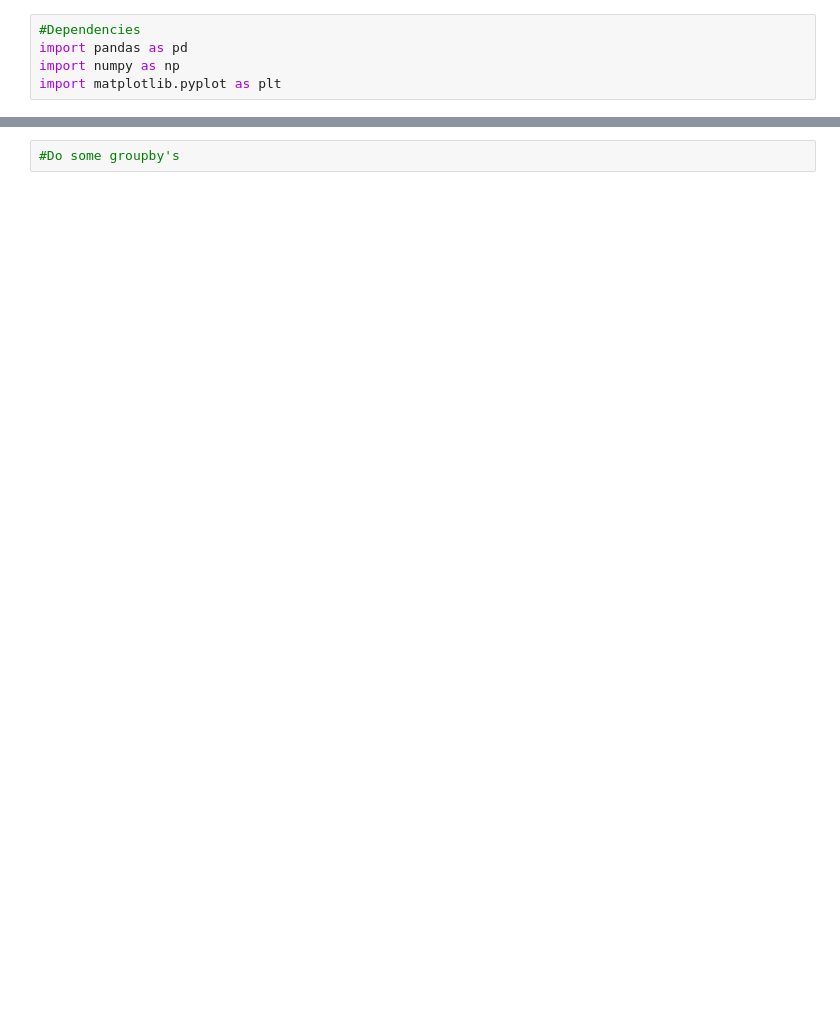
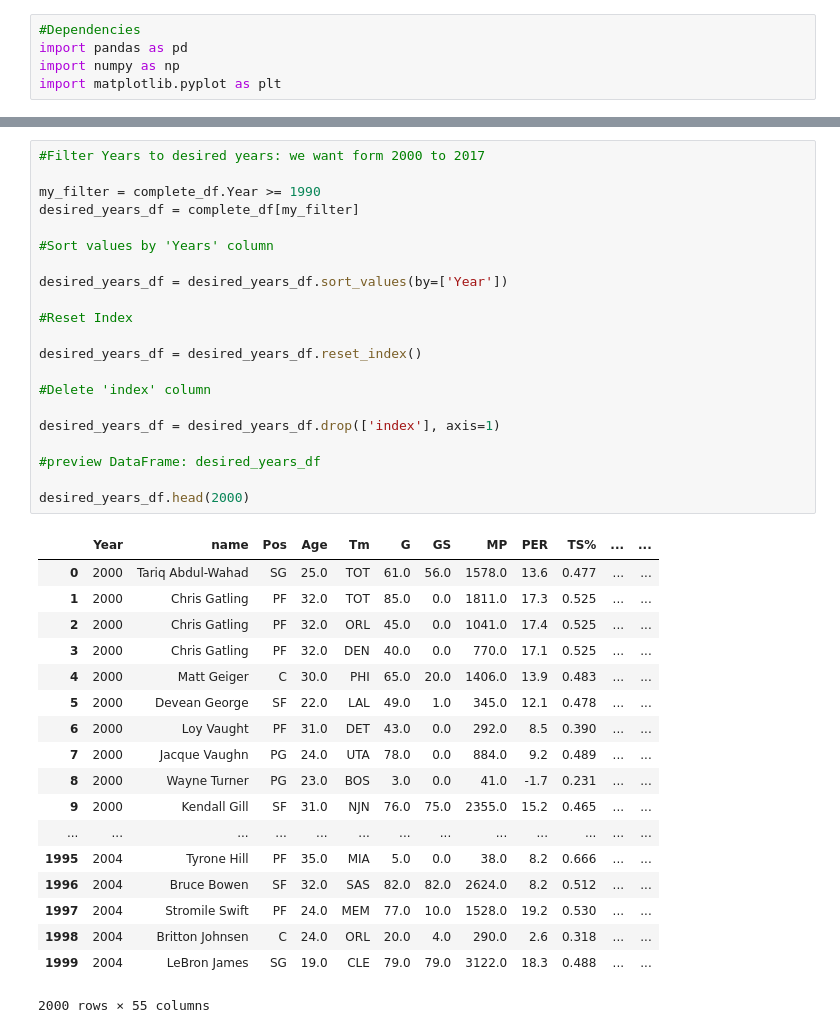
Before and after one commit to logan7734/Project1_repo, a Jupyter notebook: Project Code(Ovais).ipynb, the cells around one changed output, grey strips where cells are left out. Saved outputs shown, nothing was run; the diff lists cells and outputs as text; blank space fills up the shorter version.

```diff
--- a/Project Code(Ovais).ipynb
+++ b/Project Code(Ovais).ipynb
@@ -99,3 +100,41 @@ complete_df.head()
 5 rows × 55 columns
-# %%
-#Do some groupby's
+# %%
+#Filter Years to desired years: we want form 2000 to 2017
+
+my_filter = complete_df.Year >= 1990
+desired_years_df = complete_df[my_filter]
+
+#Sort values by 'Years' column
+
+desired_years_df = desired_years_df.sort_values(by=['Year'])
+
+#Reset Index
+
+desired_years_df = desired_years_df.reset_index()
+
+#Delete 'index' column
+
+desired_years_df = desired_years_df.drop(['index'], axis=1)
+
+#preview DataFrame: desired_years_df
+
+desired_years_df.head(2000)
+# %% [output]
+|  | Year | name | Pos | Age | Tm | G | GS | MP | PER | TS% | ... | ... |
+| 0 | 2000 | Tariq Abdul-Wahad | SG | 25.0 | TOT | 61.0 | 56.0 | 1578.0 | 13.6 | 0.477 | ... | ... |
+| 1 | 2000 | Chris Gatling | PF | 32.0 | TOT | 85.0 | 0.0 | 1811.0 | 17.3 | 0.525 | ... | ... |
+| 2 | 2000 | Chris Gatling | PF | 32.0 | ORL | 45.0 | 0.0 | 1041.0 | 17.4 | 0.525 | ... | ... |
+| 3 | 2000 | Chris Gatling | PF | 32.0 | DEN | 40.0 | 0.0 | 770.0 | 17.1 | 0.525 | ... | ... |
+| 4 | 2000 | Matt Geiger | C | 30.0 | PHI | 65.0 | 20.0 | 1406.0 | 13.9 | 0.483 | ... | ... |
+| 5 | 2000 | Devean George | SF | 22.0 | LAL | 49.0 | 1.0 | 345.0 | 12.1 | 0.478 | ... | ... |
+| 6 | 2000 | Loy Vaught | PF | 31.0 | DET | 43.0 | 0.0 | 292.0 | 8.5 | 0.390 | ... | ... |
+| 7 | 2000 | Jacque Vaughn | PG | 24.0 | UTA | 78.0 | 0.0 | 884.0 | 9.2 | 0.489 | ... | ... |
+| 8 | 2000 | Wayne Turner | PG | 23.0 | BOS | 3.0 | 0.0 | 41.0 | -1.7 | 0.231 | ... | ... |
+| 9 | 2000 | Kendall Gill | SF | 31.0 | NJN | 76.0 | 75.0 | 2355.0 | 15.2 | 0.465 | ... | ... |
+| ... | ... | ... | ... | ... | ... | ... | ... | ... | ... | ... | ... | ... |
+| 1995 | 2004 | Tyrone Hill | PF | 35.0 | MIA | 5.0 | 0.0 | 38.0 | 8.2 | 0.666 | ... | ... |
+| 1996 | 2004 | Bruce Bowen | SF | 32.0 | SAS | 82.0 | 82.0 | 2624.0 | 8.2 | 0.512 | ... | ... |
+| 1997 | 2004 | Stromile Swift | PF | 24.0 | MEM | 77.0 | 10.0 | 1528.0 | 19.2 | 0.530 | ... | ... |
+| 1998 | 2004 | Britton Johnsen | C | 24.0 | ORL | 20.0 | 4.0 | 290.0 | 2.6 | 0.318 | ... | ... |
+| 1999 | 2004 | LeBron James | SG | 19.0 | CLE | 79.0 | 79.0 | 3122.0 | 18.3 | 0.488 | ... | ... |
+2000 rows × 55 columns
```
Also changed, not shown: parts of 7 cells of this notebook, 1 other file.
